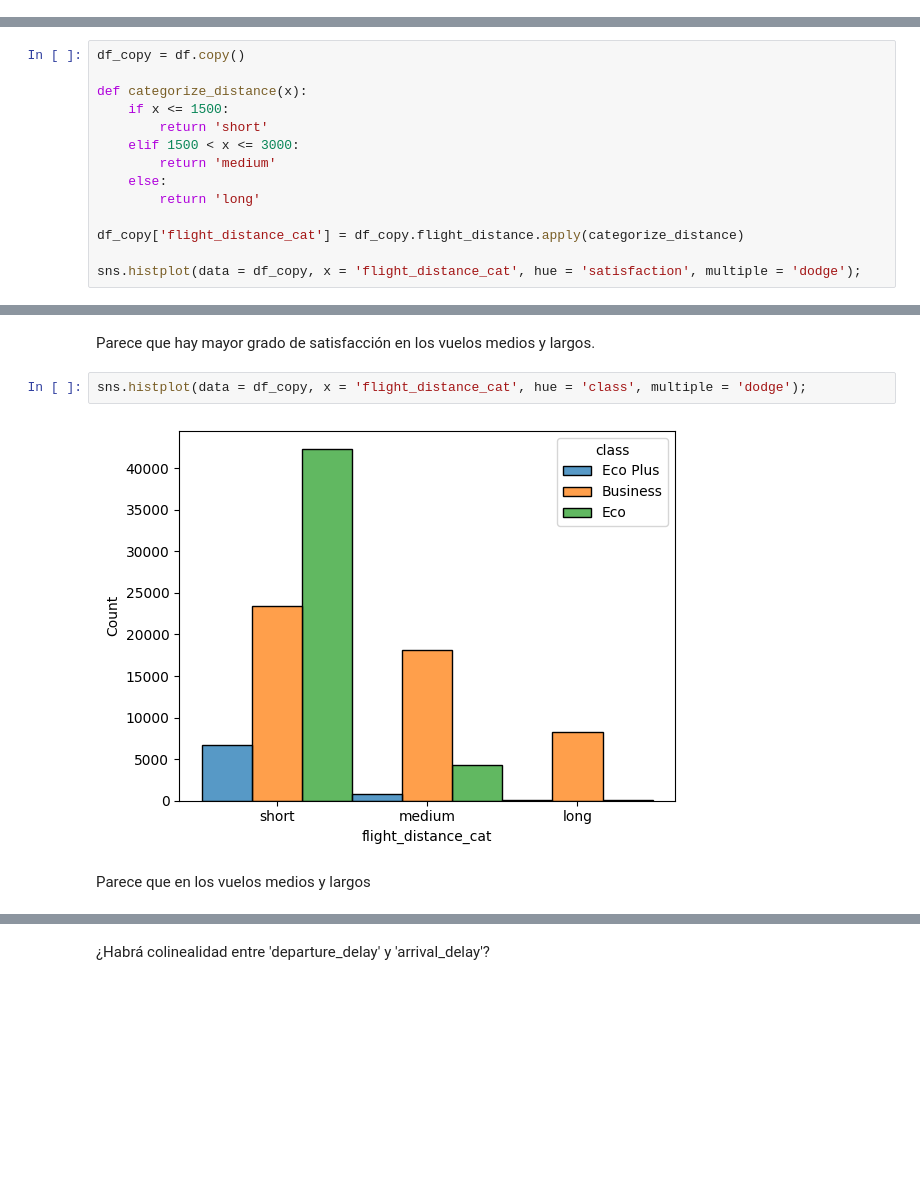
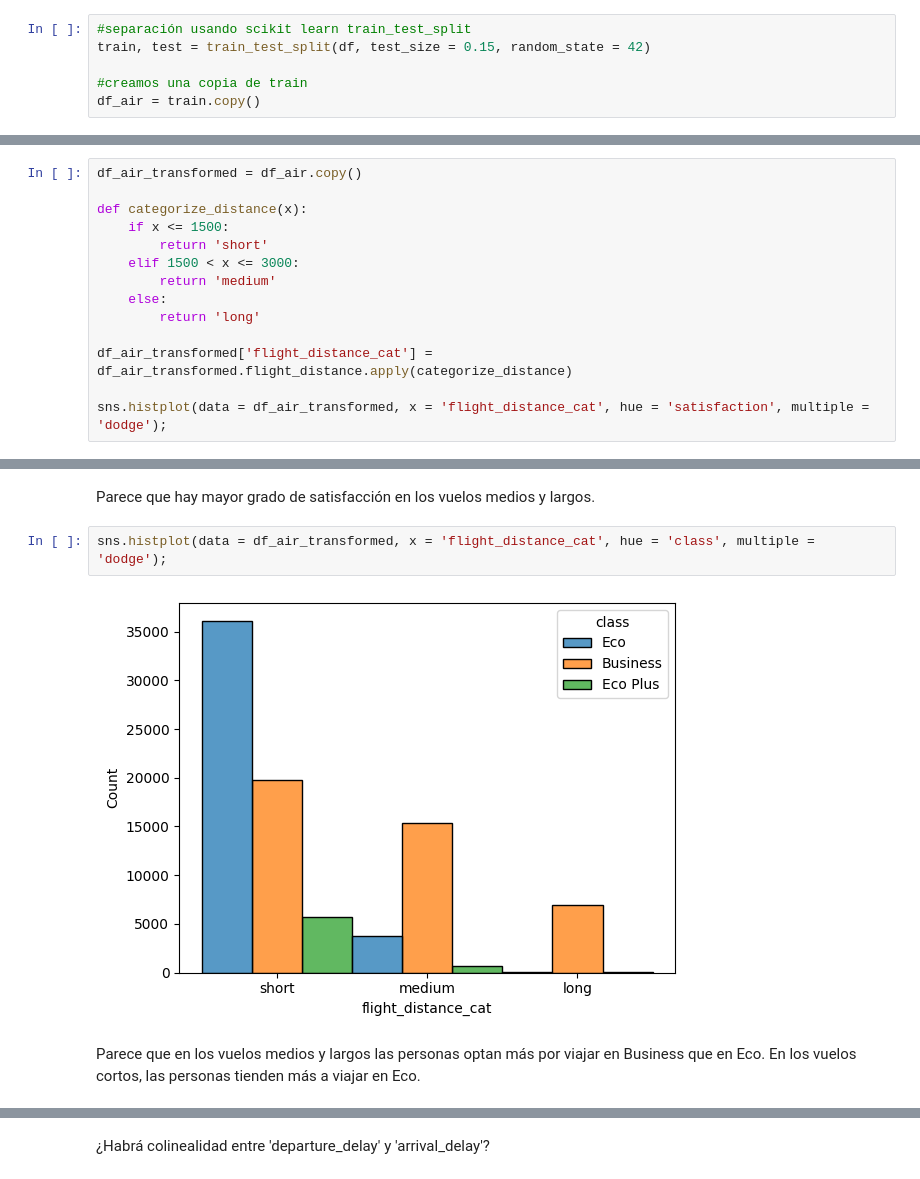
Before and after one commit to AI-School-F5-P2/proyecto_airlines_equipo_2, a Jupyter notebook: airlines.ipynb, the cells around one changed output, grey strips where cells are left out. Cells and saved outputs as stored; diff of their text form; blank space fills up the shorter version.

```diff
--- a/airlines.ipynb
+++ b/airlines.ipynb
@@ -118,0 +127,6 @@ Hay muy pocos nulos en el dataset. Solamente en la columna arrival_delay. Al ser
+# %%
+#separación usando scikit learn train_test_split
+train, test = train_test_split(df, test_size = 0.15, random_state = 42)
+
+#creamos una copia de train
+df_air = train.copy()
@@ -340,5 +426,5 @@ sns.histplot(data = df, x = 'flight_distance', hue = 'satisfaction');
 # %%
-df_copy = df.copy()
+df_air_transformed = df_air.copy()
 
 def categorize_distance(x):
     if x <= 1500:
@@ -348,7 +434,7 @@ def categorize_distance(x):
     else:
         return 'long'
 
-df_copy['flight_distance_cat'] = df_copy.flight_distance.apply(categorize_distance)
+df_air_transformed['flight_distance_cat'] = df_air_transformed.flight_distance.apply(categorize_distance)
 
-sns.histplot(data = df_copy, x = 'flight_distance_cat', hue = 'satisfaction', multiple = 'dodge');
+sns.histplot(data = df_air_transformed, x = 'flight_distance_cat', hue = 'satisfaction', multiple = 'dodge');
 # %% [output]
@@ -356,9 +442,9 @@ sns.histplot(data = df_copy, x = 'flight_distance_cat', hue = 'satisfaction', mu
 # %% [markdown]
 Parece que hay mayor grado de satisfacción en los vuelos medios y largos.
 # %%
-sns.histplot(data = df_copy, x = 'flight_distance_cat', hue = 'class', multiple = 'dodge');
+sns.histplot(data = df_air_transformed, x = 'flight_distance_cat', hue = 'class', multiple = 'dodge');
 # %% [output]
-[figure, old version]
+[figure, new version]
-# %% [markdown]
-Parece que en los vuelos medios y largos
+# %% [markdown]
+Parece que en los vuelos medios y largos las personas optan más por viajar en Business que en Eco. En los vuelos cortos, las personas tienden más a viajar en Eco.
 # %%
```
Also changed, not shown: parts of 45 cells of this notebook.
